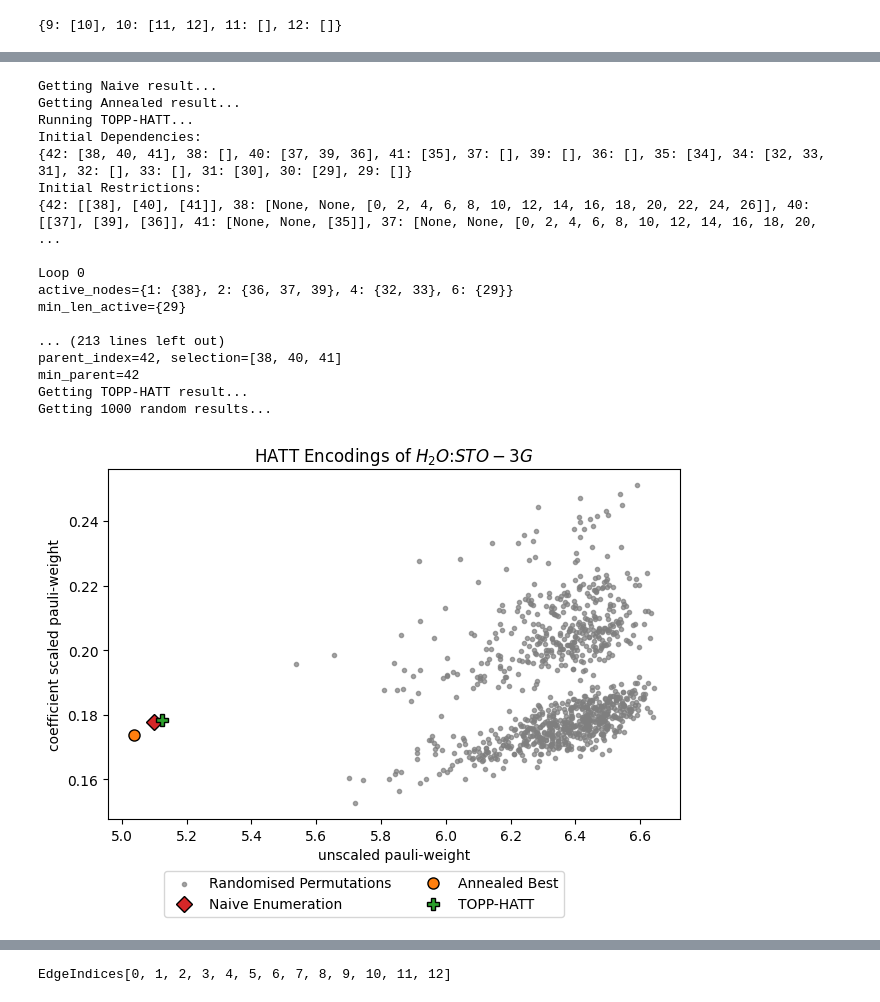
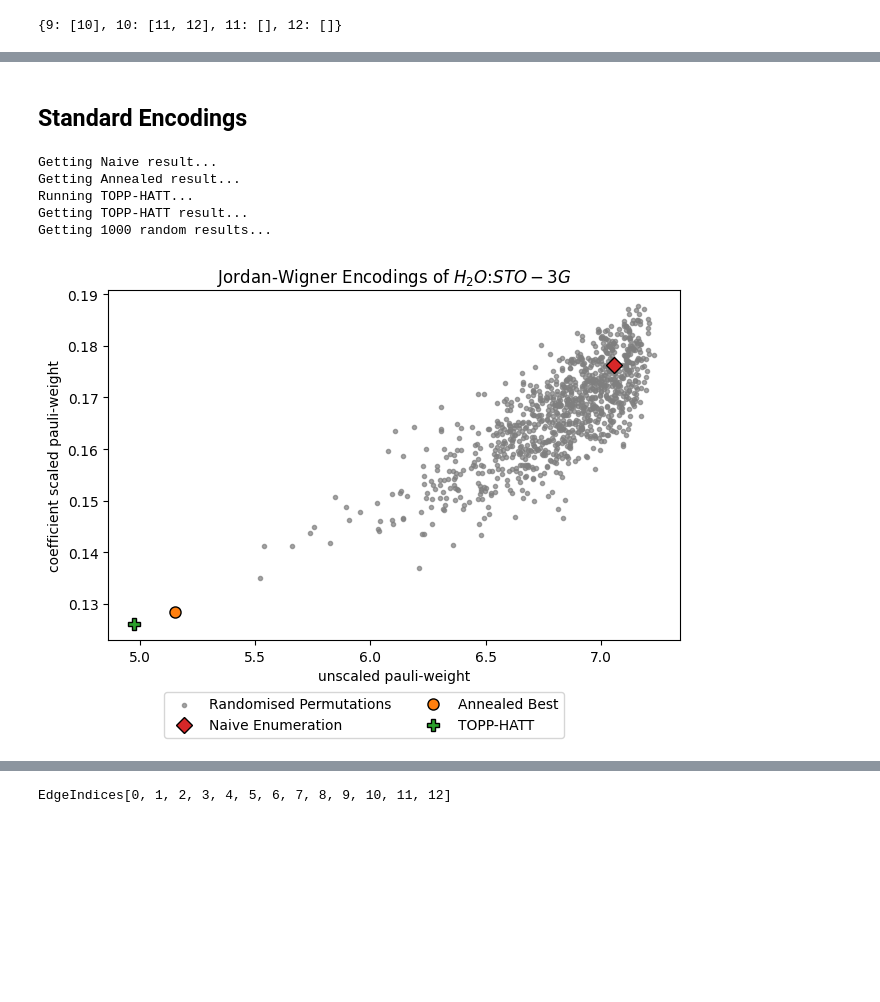
Before and after one commit to UCL-CCS/ferrmion, a Jupyter notebook: docs/source/notebooks/topp-hatt.ipynb, the cells around one changed output, grey strips where cells are left out. Saved outputs shown, nothing was run; the diff lists cells and outputs as text; code cells hidden in the pictures; blank space fills up the shorter version.

```diff
--- a/docs/source/notebooks/topp-hatt.ipynb
+++ b/docs/source/notebooks/topp-hatt.ipynb
@@ -1542,21 +645,12 @@ draw_tt(hatt_tree, type="spaced")
-# %%
-get_topp_hatt_results(hatt_tree, "HATT")
-# %% [output]
-Getting Naive result...
-Getting Annealed result...
-Running TOPP-HATT...
-Initial Dependencies:
-{42: [38, 40, 41], 38: [], 40: [37, 39, 36], 41: [35], 37: [], 39: [], 36: [], 35: [34], 34: [32, 33, 31], 32: [], 33: [], 31: [30], 30: [29], 29: []}
-Initial Restrictions:
-{42: [[38], [40], [41]], 38: [None, None, [0, 2, 4, 6, 8, 10, 12, 14, 16, 18, 20, 22, 24, 26]], 40: [[37], [39], [36]], 41: [None, None, [35]], 37: [None, None, [0, 2, 4, 6, 8, 10, 12, 14, 16, 18, 20, ...
-
-Loop 0
-active_nodes={1: {38}, 2: {36, 37, 39}, 4: {32, 33}, 6: {29}}
-min_len_active={29}
-
-... (213 lines left out)
-parent_index=42, selection=[38, 40, 41]
-min_parent=42
-Getting TOPP-HATT result...
-Getting 1000 random results...
-[figure, removed]
+# %% [markdown]
+## Standard Encodings
+# %%
+from ferrmion.encode import JordanWigner
+get_topp_hatt_results(JordanWigner(14), "Jordan-Wigner", limit=1000)
+# %% [output]
+Getting Naive result...
+Getting Annealed result...
+Running TOPP-HATT...
+Getting TOPP-HATT result...
+Getting 1000 random results...
+[figure, added]
```
Also changed, not shown: parts of 60 cells of this notebook, 8 other files.
